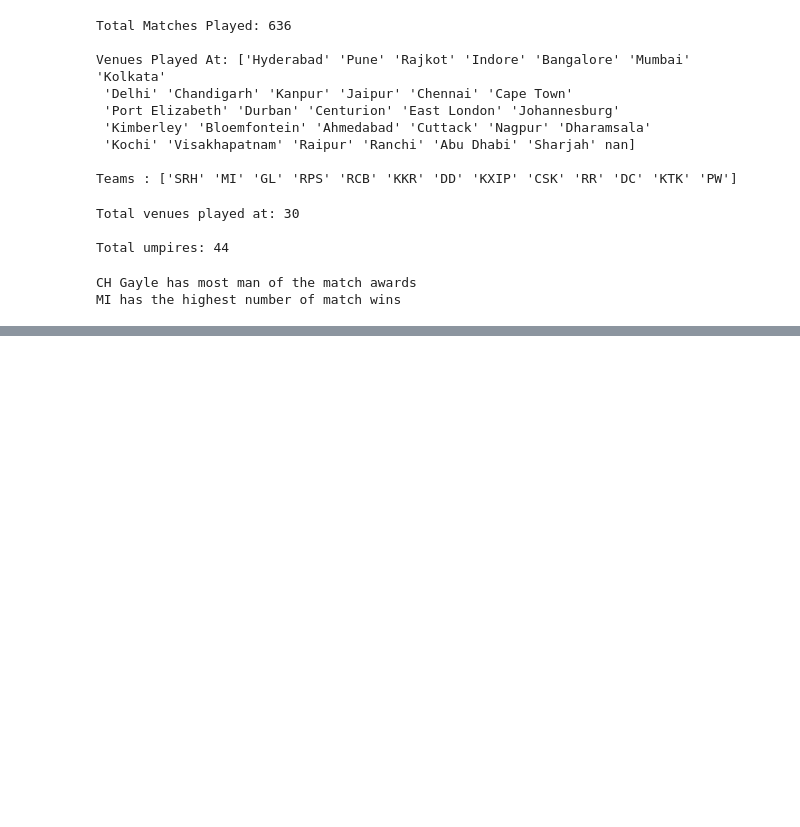
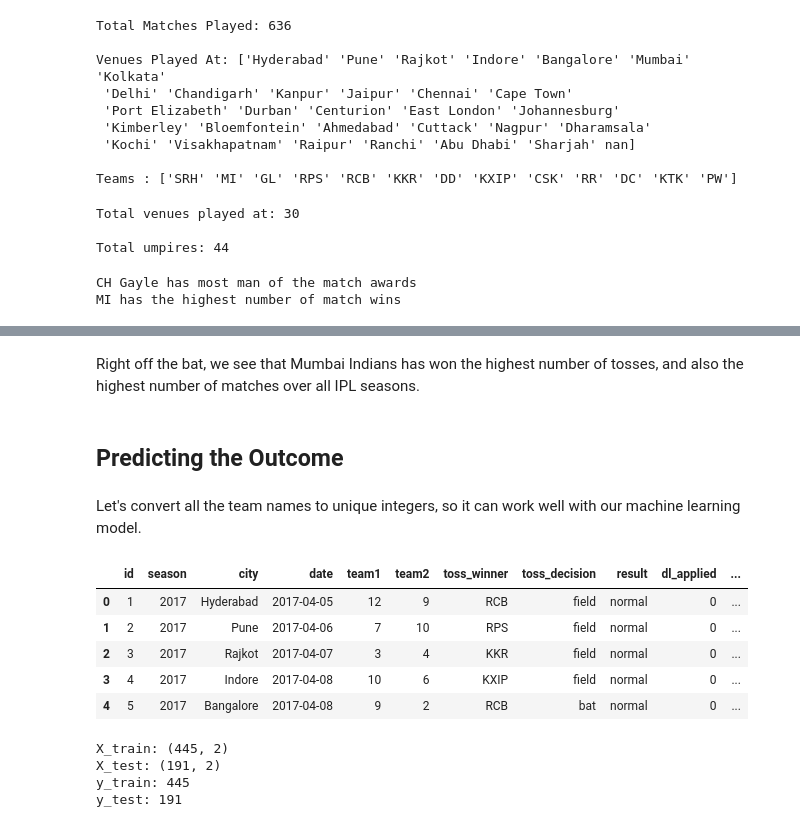
Before and after one commit to AmruthPillai/IPL-Match-Predictor, a Jupyter notebook: IPL Match Predictor.ipynb, the cells around one changed output, grey strips where cells are left out. Drawn from its saved outputs; the diff is of its cells as text; code cells hidden in the pictures; blank space fills up the shorter version.

```diff
--- a/IPL Match Predictor.ipynb
+++ b/IPL Match Predictor.ipynb
@@ -72,0 +119,19 @@ MI has the highest number of match wins
+# %% [markdown]
+Right off the bat, we see that Mumbai Indians has won the highest number of tosses, and also the highest number of matches over all IPL seasons.
+# %% [markdown]
+## Predicting the Outcome
+# %% [markdown]
+Let's convert all the team names to unique integers, so it can work well with our machine learning model.
+# %%
+matches['team1'] = matches['team1'].astype('category').cat.codes
+matches['team2'] = matches['team2'].astype('category').cat.codes
+matches['winner'] = matches['winner'].astype('category').cat.codes
+
+matches.head()
+# %% [output]
+|  | id | season | city | date | team1 | team2 | toss_winner | toss_decision | result | dl_applied | ... |
+| 0 | 1 | 2017 | Hyderabad | 2017-04-05 | 12 | 9 | RCB | field | normal | 0 | ... |
+| 1 | 2 | 2017 | Pune | 2017-04-06 | 7 | 10 | RPS | field | normal | 0 | ... |
+| 2 | 3 | 2017 | Rajkot | 2017-04-07 | 3 | 4 | KKR | field | normal | 0 | ... |
+| 3 | 4 | 2017 | Indore | 2017-04-08 | 10 | 6 | KXIP | field | normal | 0 | ... |
+| 4 | 5 | 2017 | Bangalore | 2017-04-08 | 9 | 2 | RCB | bat | normal | 0 | ... |
@@ -72,0 +141,12 @@ MI has the highest number of match wins
+# %%
+X_train, X_test, y_train, y_test = train_test_split(features, result, test_size=0.3, random_state=0)
+
+print('X_train:', X_train.shape)
+print('X_test:', X_test.shape)
+print('y_train:', y_train.size)
+print('y_test:', y_test.size)
+# %% [output]
+X_train: (445, 2)
+X_test: (191, 2)
+y_train: 445
+y_test: 191
```
Also changed, not shown: parts of 16 cells of this notebook.
